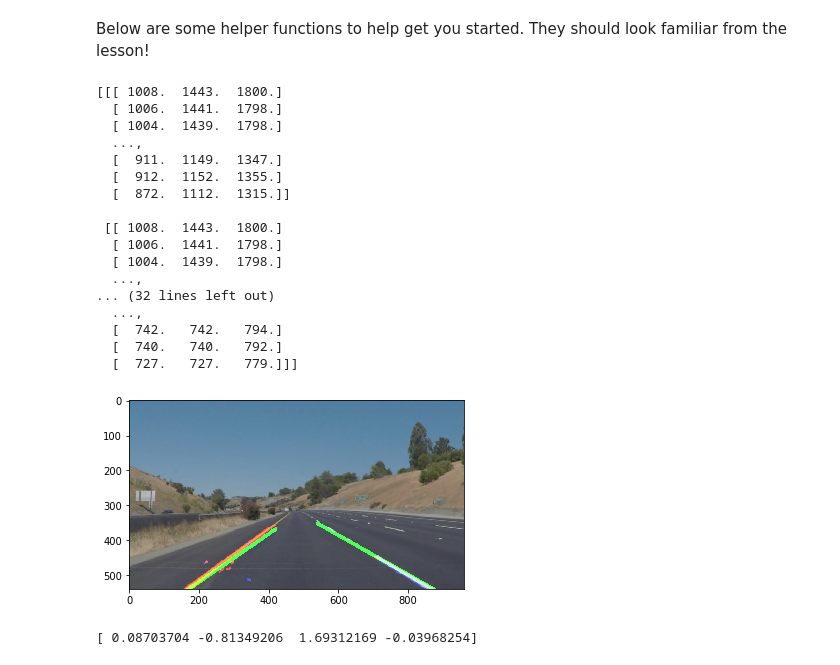
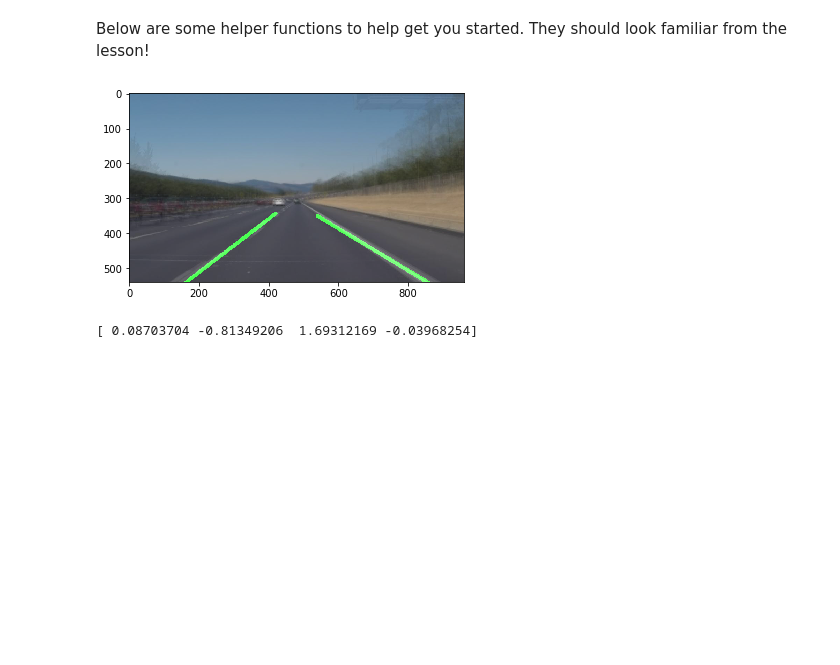
Before and after one commit to ksepehri/CarND-LaneLines-P1, a Jupyter notebook: P1.ipynb, the cells around one changed output. Drawn from its saved outputs; the diff is of its cells as text; code cells hidden in the pictures; blank space fills up the shorter version.

```diff
--- a/P1.ipynb
+++ b/P1.ipynb
@@ -51,7 +51,8 @@ import cv2
 ## Read in an Image
 # %%
 #reading in an image
-image = mpimg.imread('test_images/solidYellowCurve2.jpg')
+# image = mpimg.imread('test_images/solidYellowCurve2.jpg')
+image = mpimg.imread('average_test.jpg')
 
 #printing out some stats and plotting
 print('This image is:', type(image), 'with dimensions:', image.shape)
@@ -169,7 +170,7 @@ def draw_lines(img, lines, color=[0, 255, 0], thickness=10):
                 lane_color = [255, 0, 0]
 
             #draw hough lines color matched for left/right
-            cv2.line(img, (x1, y1), (x2, y2), lane_color, 3)
+            #cv2.line(img, (x1, y1), (x2, y2), lane_color, 3)
 
     #left line of best fit
     para = np.polyfit(left_arr[0], left_arr[1],1)
@@ -188,51 +189,34 @@ def draw_lines(img, lines, color=[0, 255, 0], thickness=10):
 test_img = lane_line_pipeline(image)
 plt.imshow(test_img, cmap='gray')
 
 def hough_lines(img, rho, theta, threshold, min_line_len, max_line_gap):
     """
     `img` should be the output of a Canny transform.
 
     Returns an image with hough lines drawn.
     """
     lines = cv2.HoughLinesP(img, rho, theta, threshold, np.array([]), minLineLength=min_line_len, maxLineGap=max_line_gap)
     line_img = np.zeros((img.shape[0], img.shape[1], 3), dtype=np.uint8)
     draw_lines(line_img, lines)
     return line_img
 
 # Python 3 has support for cool math symbols.
 
 def weighted_img(img, initial_img, α=0.8, β=1., λ=0.):
     """
     `img` is the output of the hough_lines(), An image with lines drawn on it.
     Should be a blank image (all black) with lines drawn on it.
 
     `initial_img` should be the image before any processing.
 
     The result image is computed as follows:
 
     initial_img * α + img * β + λ
     NOTE: initial_img and img must be the same shape!
     """
     return cv2.addWeighted(initial_img, α, img, β, λ)
 # %% [output]
-[[[ 1008.  1443.  1800.]
-  [ 1006.  1441.  1798.]
-  [ 1004.  1439.  1798.]
-  ...,
-  [  911.  1149.  1347.]
-  [  912.  1152.  1355.]
-  [  872.  1112.  1315.]]
-
- [[ 1008.  1443.  1800.]
-  [ 1006.  1441.  1798.]
-  [ 1004.  1439.  1798.]
-  ...,
-... (32 lines left out)
-  ...,
-  [  742.   742.   794.]
-  [  740.   740.   792.]
-  [  727.   727.   779.]]]
-[figure, old version]
+[figure, new version]
 # %%
 x = [0.0, 1.0, 2.0, 3.0,  4.0,  5.0]
 y = np.array([0.0, 0.8, 0.9, 0.1, -0.8, -1.0])
```
Also changed, not shown: parts of 7 cells of this notebook, 7 other files.
